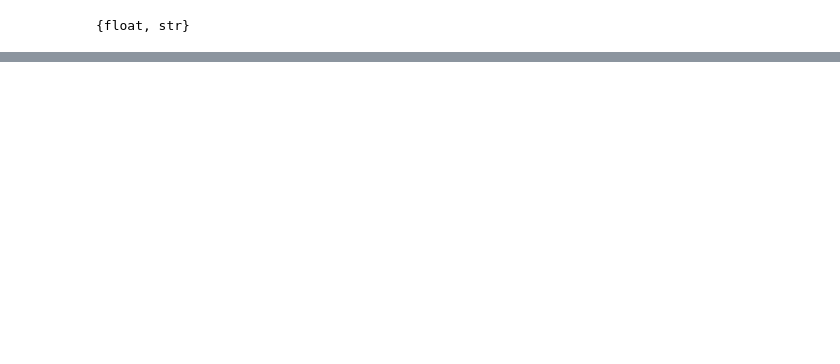
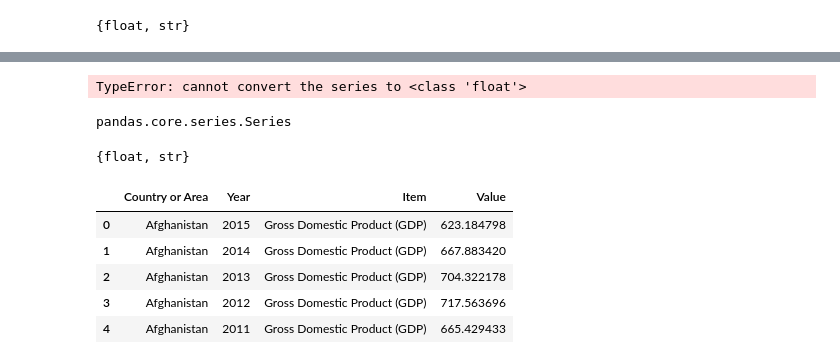
Before and after one commit to smitamisra/StrikingRobo_Earthquakes, a Jupyter notebook: DG_DQ3.ipynb, the cells around one changed output, grey strips where cells are left out. Drawn from its saved outputs; the diff is of its cells as text; code cells hidden in the pictures; blank space fills up the shorter version.

```diff
--- a/DG_DQ3.ipynb
+++ b/DG_DQ3.ipynb
@@ -314,0 +392,25 @@ earthquake_df['']
+# %%
+float(earthquake_df['PDE Total Deaths'])
+  #  ', 'Utsu Total Deaths','EM-DAT Total Deaths', 'Other Source Deaths'])
+# %% [output]
+TypeError: cannot convert the series to <class 'float'>
+# %%
+type(earthquake_df['PDE Total Deaths'])
+# %% [output]
+pandas.core.series.Series
+# %%
+d_types = set([type(val) for val in earthquake_df['Utsu Total Deaths']])
+d_types
+# %% [output]
+{float, str}
+# %%
+percapita=pd.read_csv("UN_GDP.csv")
+# %%
+percapita.head()
+# %% [output]
+|  | Country or Area | Year | Item | Value |
+| 0 | Afghanistan | 2015 | Gross Domestic Product (GDP) | 623.184798 |
+| 1 | Afghanistan | 2014 | Gross Domestic Product (GDP) | 667.883420 |
+| 2 | Afghanistan | 2013 | Gross Domestic Product (GDP) | 704.322178 |
+| 3 | Afghanistan | 2012 | Gross Domestic Product (GDP) | 717.563696 |
+| 4 | Afghanistan | 2011 | Gross Domestic Product (GDP) | 665.429433 |
```
Also changed, not shown: parts of 30 cells of this notebook, 2 other files.
